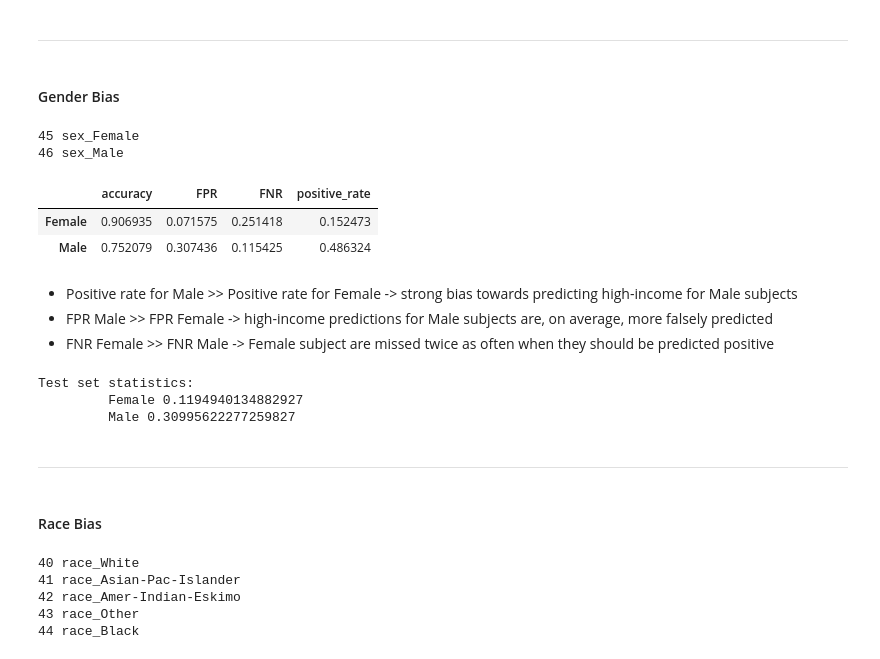
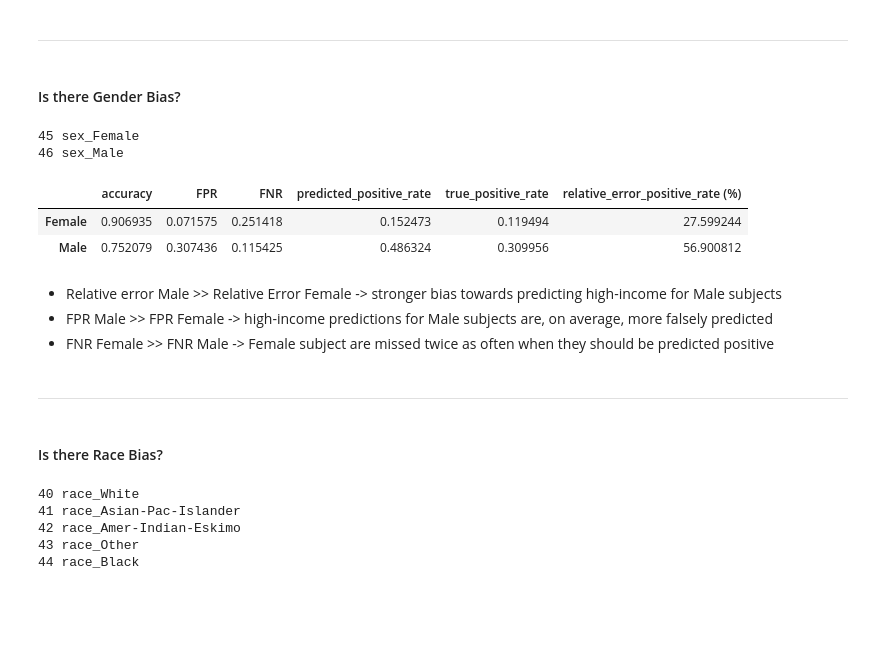
Before and after one commit to Vladimirescu/BIOSINF_IA2, a Jupyter notebook: L1/tutorial.ipynb, the cells around one changed output. Drawn from its saved outputs; the diff is of its cells as text; code cells hidden in the pictures; blank space fills up the shorter version.

```diff
--- a/L1/tutorial.ipynb
+++ b/L1/tutorial.ipynb
@@ -1172,7 +1172,7 @@ plt.show()
 # %% [markdown]
 ---
 # %% [markdown]
-#### Gender Bias
+#### Is there Gender Bias?
 # %%
 for i, cm in enumerate(column_names):
     if "sex" in cm:
@@ -1181,8 +1181,8 @@ for i, cm in enumerate(column_names):
 45 sex_Female
 46 sex_Male
 # %%
-sex_female = X_test_t[:, 45] == 1
-sex_male   = X_test_t[:, 46] == 1
+mask_female = X_test_t[:, 45] == 1
+mask_male   = X_test_t[:, 46] == 1
 # %%
 def compute_metrics(mask, y_true, y_pred):
     yt = y_true[mask]
@@ -1197,44 +1197,41 @@ def compute_metrics(mask, y_true, y_pred):
 
     fpr = fp / (fp + tn + 1e-8)
     fnr = fn / (fn + tp + 1e-8)
-    pos_rate = (yp == 1).mean()
+
+    pos_rate = yp.mean()
+    true_pos_rate = yt.mean()
+    err = (pos_rate - true_pos_rate) / true_pos_rate
 
     return {
         "accuracy": acc.item(),
         "FPR": fpr.item(),
         "FNR": fnr.item(),
-        "positive_rate": pos_rate.item()
+        "predicted_positive_rate": pos_rate.item(),
+        "true_positive_rate": true_pos_rate.item(),
+        "relative_error_positive_rate (%)": err.item() * 100
     }
 # %%
-female_results = compute_metrics(sex_female.numpy(), np.array(y_true), np.array(y_pred))
-male_results = compute_metrics(sex_male.numpy(), np.array(y_true), np.array(y_pred))
+female_results = compute_metrics(mask_female.numpy(), np.array(y_true), np.array(y_pred))
+male_results = compute_metrics(mask_male.numpy(), np.array(y_true), np.array(y_pred))
 
 df = pd.DataFrame({
     "Female": female_results,
     "Male": male_results
 }).T
 
 df
 # %% [output]
-|  | accuracy | FPR | FNR | positive_rate |
-| Female | 0.906935 | 0.071575 | 0.251418 | 0.152473 |
-| Male | 0.752079 | 0.307436 | 0.115425 | 0.486324 |
+|  | accuracy | FPR | FNR | predicted_positive_rate | true_positive_rate | relative_error_positive_rate (%) |
+| Female | 0.906935 | 0.071575 | 0.251418 | 0.152473 | 0.119494 | 27.599244 |
+| Male | 0.752079 | 0.307436 | 0.115425 | 0.486324 | 0.309956 | 56.900812 |
 # %% [markdown]
-- Positive rate for Male >> Positive rate for Female -> strong bias towards predicting high-income for Male subjects
+- Relative error Male >> Relative Error Female -> stronger bias towards predicting high-income for Male subjects
 - FPR Male >> FPR Female -> high-income predictions for Male subjects are, on average, more falsely predicted
 - FNR Female >> FNR Male -> Female subject are missed twice as often when they should be predicted positive
-# %%
-print("Test set statistics:")
-for mask, name in [(sex_female, "Female"), (sex_male, "Male")]:
-    print("\t", name, y_test_t[mask].float().mean().item())
-# %% [output]
-Test set statistics:
-         Female 0.1194940134882927
-         Male 0.30995622277259827
 # %% [markdown]
 ---
 # %% [markdown]
-#### Race Bias
+#### Is there Race Bias?
 # %%
 for i, cm in enumerate(column_names):
     if "race" in cm:
```
Also changed, not shown: parts of 10 cells of this notebook, 1 other file.
